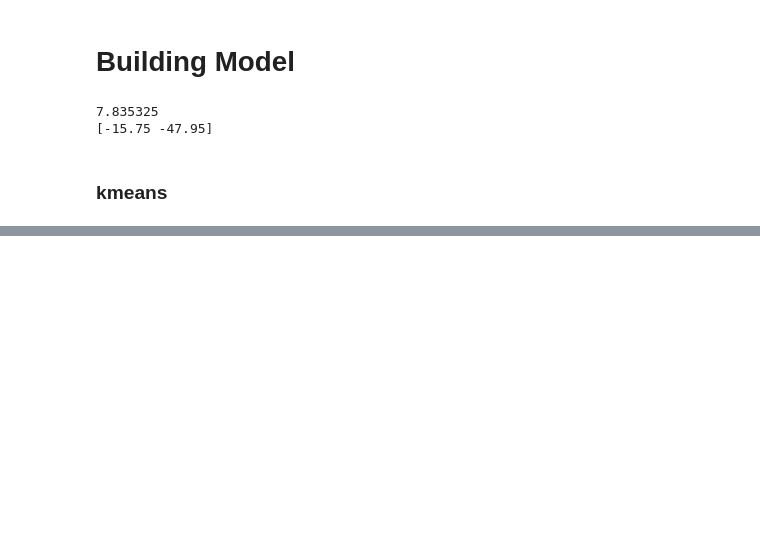
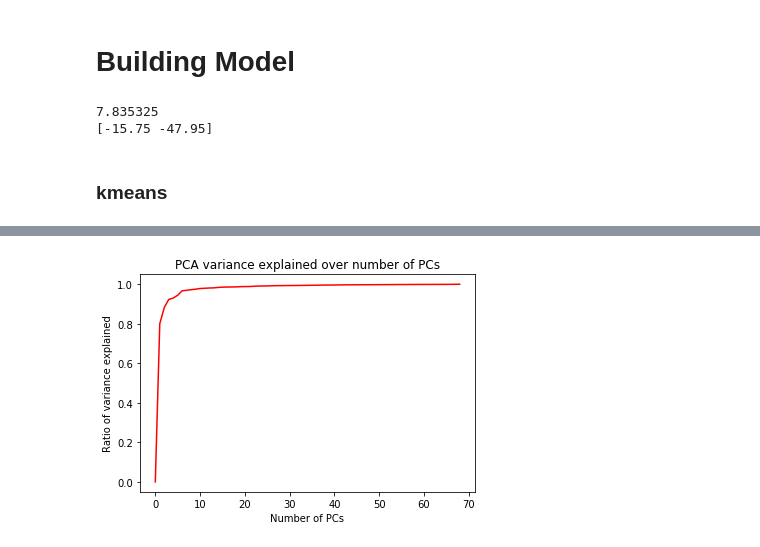
Before and after one commit to NikhilMunna/SDA-dataAnalysis, a Jupyter notebook: Project Analysis.ipynb, the cells around one changed output, grey strips where cells are left out. Cells and saved outputs as stored; diff of their text form; code cells hidden in the pictures; blank space fills up the shorter version.

```diff
--- a/Project Analysis.ipynb
+++ b/Project Analysis.ipynb
@@ -391,0 +455,26 @@ scores = cross_val_score(estimator_iter, Xtrain, ytrain, cv = 2, scoring='accura
+# %%
+
+
+Xtrain, Xtest, ytrain, ytest = train_test_split(X, y, test_size=0.8, random_state=1234)
+
+X_scaler = StandardScaler().fit(X)
+
+
+scaled_Xtrain = X_scaler.transform(Xtrain)
+scaler = StandardScaler()
+scaled_Xtest = X_scaler.transform(Xtest)
+# %%
+PCA_var = PCA(n_components = X_scaler.transform(X).shape[1])
+PCA_var.fit(X_scaler.transform(X))
+PCA_var_exp = [1 - x/sum(PCA_var.explained_variance_) for x in PCA_var.explained_variance_]
+
+PCA_var_exp.insert(0, 0)
+
+plt.figure()
+plt.title("PCA variance explained over number of PCs")
+plt.xlabel("Number of PCs")
+plt.ylabel("Ratio of variance explained")
+plt.plot(range(0, len(PCA_var_exp), 1), PCA_var_exp, c = 'r')
+plt.show()
+# %% [output]
+[figure, added]
```
Also changed, not shown: parts of 15 cells of this notebook.
